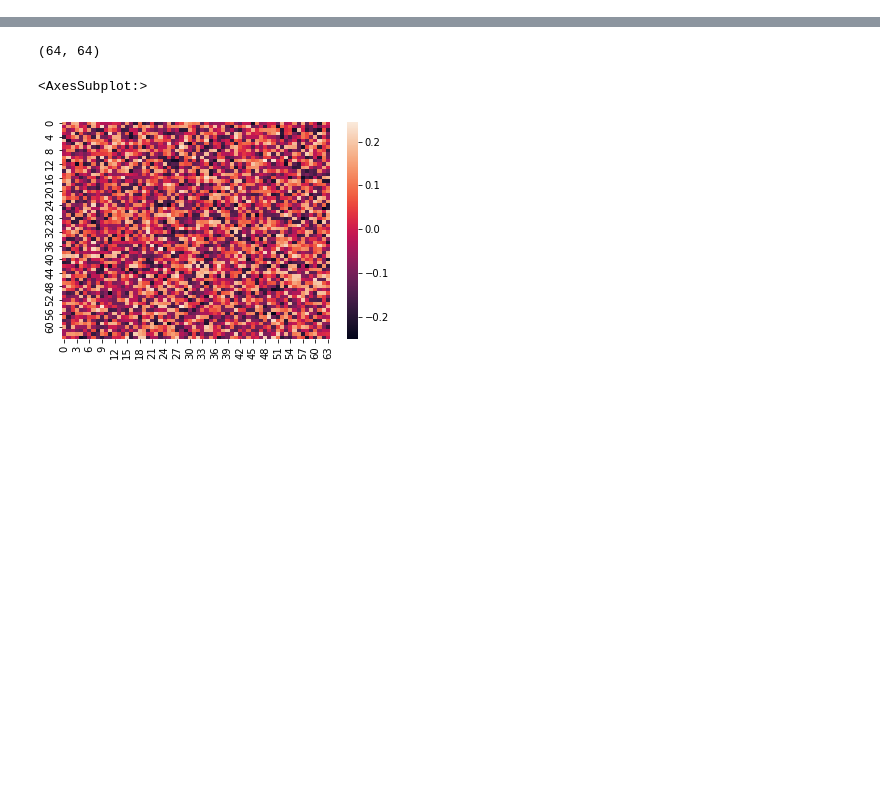
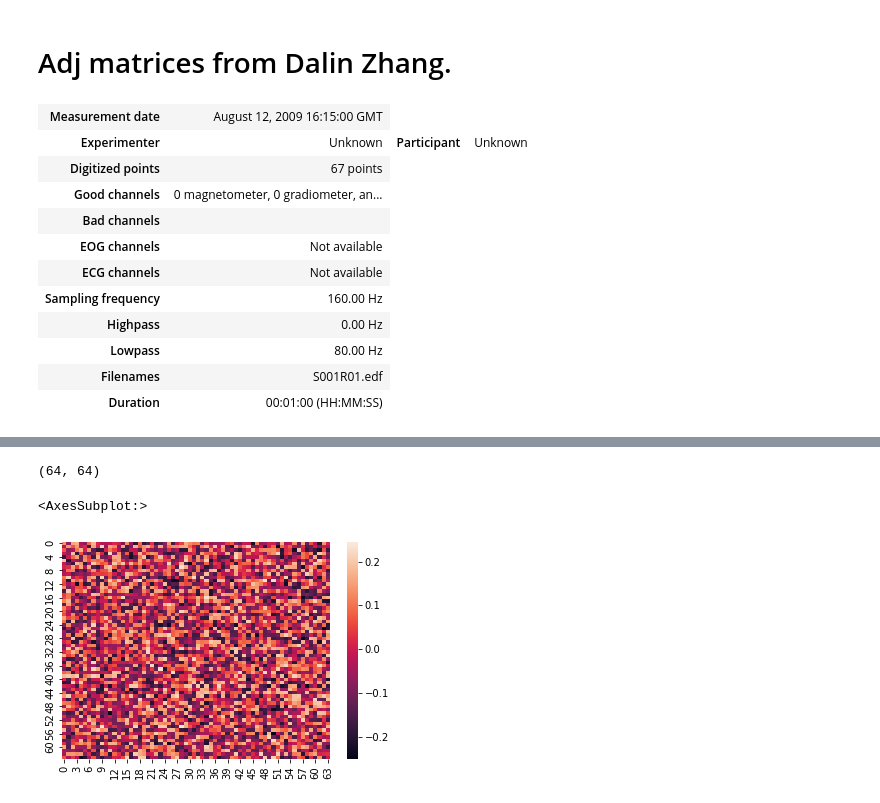
Before and after one commit to amar-enkhbat/thesis-2022, a Jupyter notebook: test_visualization.ipynb, the cells around one changed output, grey strips where cells are left out. Saved outputs shown, nothing was run; the diff lists cells and outputs as text; code cells hidden in the pictures; blank space fills up the shorter version.

```diff
--- a/test_visualization.ipynb
+++ b/test_visualization.ipynb
@@ -0,0 +1,2 @@
+# %% [markdown]
+# Adj matrices from Dalin Zhang.
@@ -0,0 +11,19 @@
+# %%
+fname = os.path.join('dataset/physionet.org/files/eegmmidb/1.0.0/S001/S001R01.edf')
+raw = mne.io.read_raw_edf(fname, preload=True, verbose=False)
+mne.datasets.eegbci.standardize(raw)  # set channel names
+montage = mne.channels.make_standard_montage('standard_1005')
+raw.set_montage(montage)
+# %% [output]
+| Measurement date | August 12, 2009 16:15:00 GMT |
+| Experimenter | Unknown | Participant | Unknown |
+| Digitized points | 67 points |
+| Good channels | 0 magnetometer, 0 gradiometer, an... |
+| Bad channels |  |
+| EOG channels | Not available |
+| ECG channels | Not available |
+| Sampling frequency | 160.00 Hz |
+| Highpass | 0.00 Hz |
+| Lowpass | 80.00 Hz |
+| Filenames | S001R01.edf |
+| Duration | 00:01:00 (HH:MM:SS) |
```
Also changed, not shown: parts of 7 cells of this notebook.
